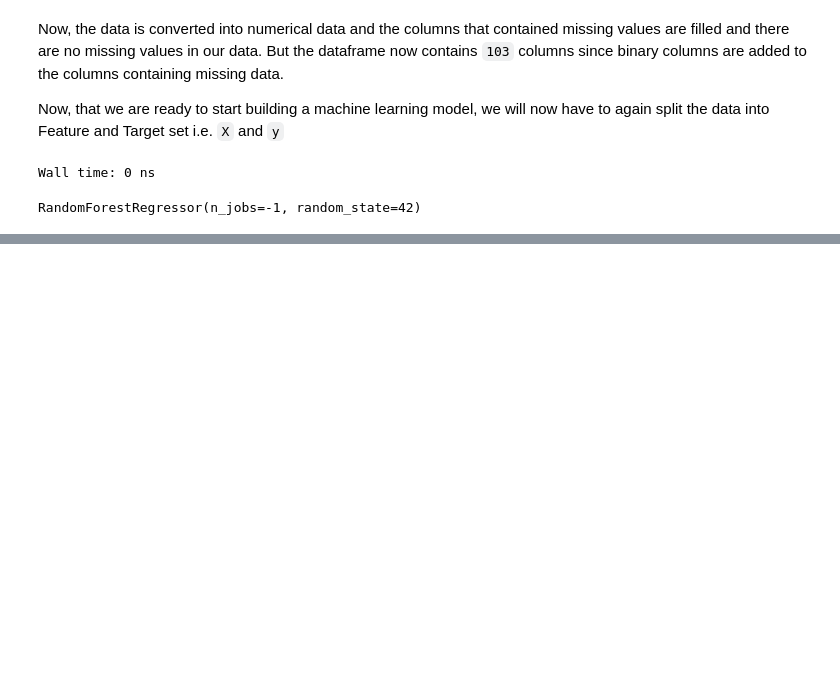
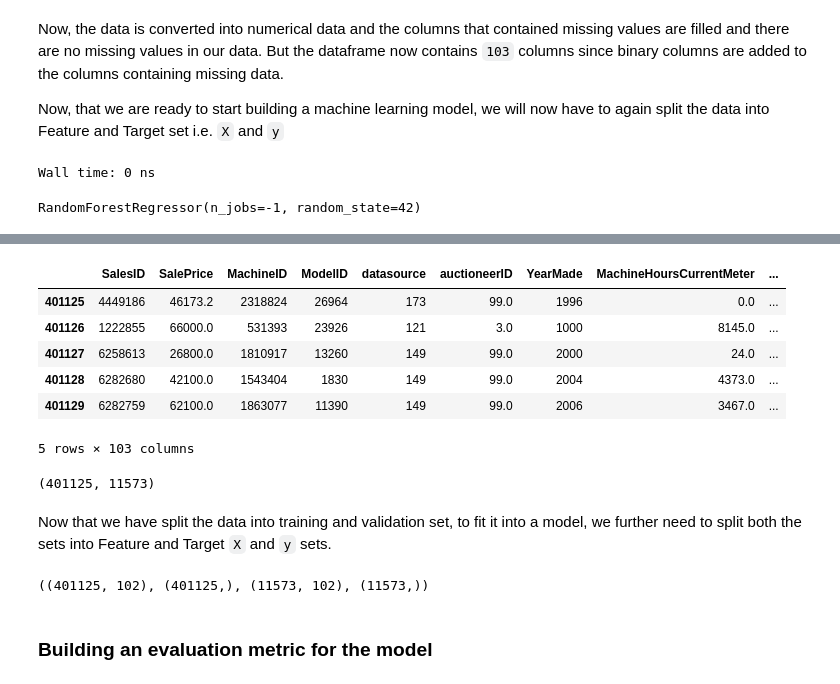
Before and after one commit to mayursrt/bulldozer-price-prediction, a Jupyter notebook: bulldozer-price-prediction.ipynb, the cells around one changed output, grey strips where cells are left out. Saved outputs shown, nothing was run; the diff lists cells and outputs as text; code cells hidden in the pictures; blank space fills up the shorter version.

```diff
--- a/bulldozer-price-prediction.ipynb
+++ b/bulldozer-price-prediction.ipynb
@@ -663,0 +698,18 @@ model.score(X,y)
+# %%
+df_val = df_tmp[df_tmp['saleYear'] == 2012]
+df_val.head()
+# %% [output]
+|  | SalesID | SalePrice | MachineID | ModelID | datasource | auctioneerID | YearMade | MachineHoursCurrentMeter | ... |
+| 401125 | 4449186 | 46173.2 | 2318824 | 26964 | 173 | 99.0 | 1996 | 0.0 | ... |
+| 401126 | 1222855 | 66000.0 | 531393 | 23926 | 121 | 3.0 | 1000 | 8145.0 | ... |
+| 401127 | 6258613 | 26800.0 | 1810917 | 13260 | 149 | 99.0 | 2000 | 24.0 | ... |
+| 401128 | 6282680 | 42100.0 | 1543404 | 1830 | 149 | 99.0 | 2004 | 4373.0 | ... |
+| 401129 | 6282759 | 62100.0 | 1863077 | 11390 | 149 | 99.0 | 2006 | 3467.0 | ... |
+5 rows × 103 columns
+# %%
+#checking the lengths of both the datasets
+len(df_train), len(df_val)
+# %% [output]
+(401125, 11573)
+# %% [markdown]
+Now that we have split the data into training and validation set, to fit it into a model, we further need to split both the sets into Feature and Target `X` and `y` sets.
@@ -663,0 +723,8 @@ model.score(X,y)
+# %%
+# check shapes of the sets
+
+X_train.shape, y_train.shape, X_val.shape, y_val.shape
+# %% [output]
+((401125, 102), (401125,), (11573, 102), (11573,))
+# %% [markdown]
+### Building an evaluation metric for the model
```
Also changed, not shown: parts of 10 cells of this notebook.
